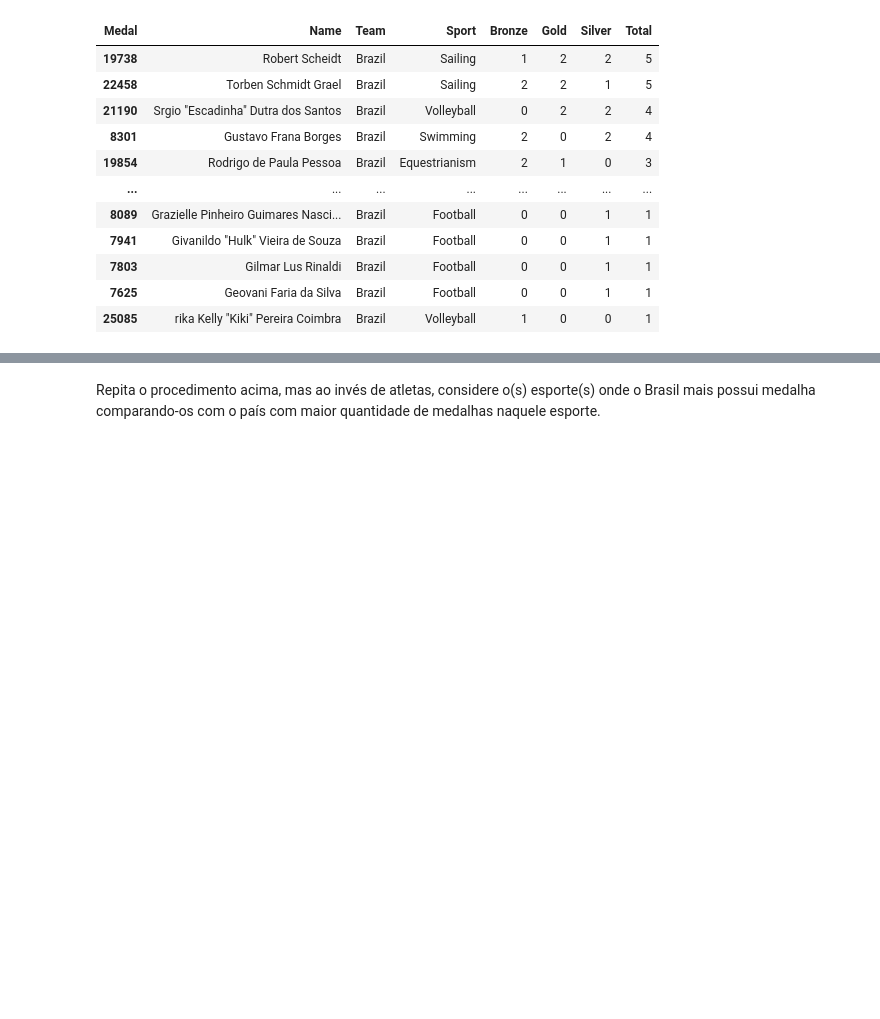
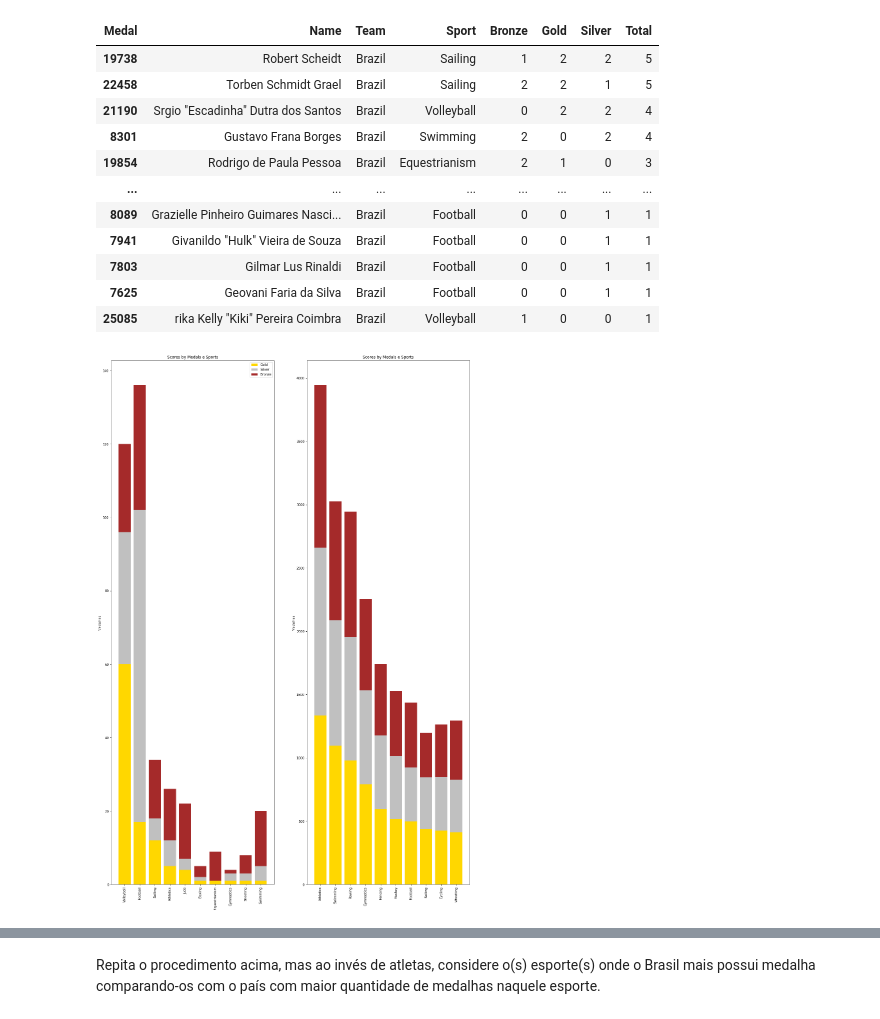
Before and after one commit to VictorBTaveira/Projeto-DataViz, a Jupyter notebook: Projeto_Dataviz.ipynb, the cells around one changed output, grey strips where cells are left out. Drawn from its saved outputs; the diff is of its cells as text; code cells hidden in the pictures; blank space fills up the shorter version.

```diff
--- a/Projeto_Dataviz.ipynb
+++ b/Projeto_Dataviz.ipynb
@@ -844,3 +849,39 @@ See Full Dataframe in Mito
 | 7803 | Gilmar Lus Rinaldi | Brazil | Football | 0 | 0 | 1 | 1 |
 | 7625 | Geovani Faria da Silva | Brazil | Football | 0 | 0 | 1 | 1 |
 | 25085 | rika Kelly "Kiki" Pereira Coimbra | Brazil | Volleyball | 1 | 0 | 0 | 1 |
+# %%
+brasil_medals_sports = df_base_brasil.groupby(by = ['Sport']).sum().sort_values(by = 'Gold', ascending = False)
+mundo_medals_sports = df_base_resto.groupby(by = ['Sport']).sum().sort_values(by = 'Gold', ascending = False)
+
+fig, ax = plt.subplots(1,2)
+width = 0.8
+
+fig.set_figheight(30)
+fig.set_figwidth(20)
+
+ax[0].bar(brasil_medals_sports.index[:10], brasil_medals_sports.Gold[:10], width, label='Gold', color = 'Gold')
+ax[0].bar(brasil_medals_sports.index[:10], brasil_medals_sports.Silver[:10], width, bottom= brasil_medals_sports.Gold[:10],
+       label='Silver', color = 'silver')
+ax[0].bar(brasil_medals_sports.index[:10], brasil_medals_sports.Bronze[:10], width, bottom = (brasil_medals_sports.Gold[:10]+brasil_medals_sports.Silver[:10]),
+       label='Bronze', color = 'brown')
+
+
+ax[0].set_ylabel('Medalhas')
+ax[0].set_title('Scores by Medals e Sports')
+ax[0].legend()
+ax[0].tick_params(axis='x', rotation=90)
+
+ax[1].bar(mundo_medals_sports.index[:10], mundo_medals_sports.Gold[:10], width, label='Gold', color = 'Gold')
+ax[1].bar(mundo_medals_sports.index[:10], mundo_medals_sports.Silver[:10], width, bottom= mundo_medals_sports.Gold[:10],
+       label='Silver', color = 'silver')
+ax[1].bar(mundo_medals_sports.index[:10], mundo_medals_sports.Bronze[:10], width, bottom = (mundo_medals_sports.Gold[:10]+mundo_medals_sports.Silver[:10]),
+       label='Bronze', color = 'brown')
+
+
+ax[1].set_ylabel('Medalhas')
+ax[1].set_title('Scores by Medals e Sports')
+ax[1].tick_params(axis='x', rotation=90)
+
+plt.show()
+# %% [output]
+[figure, added]
```
Also changed, not shown: parts of 4 cells of this notebook.
